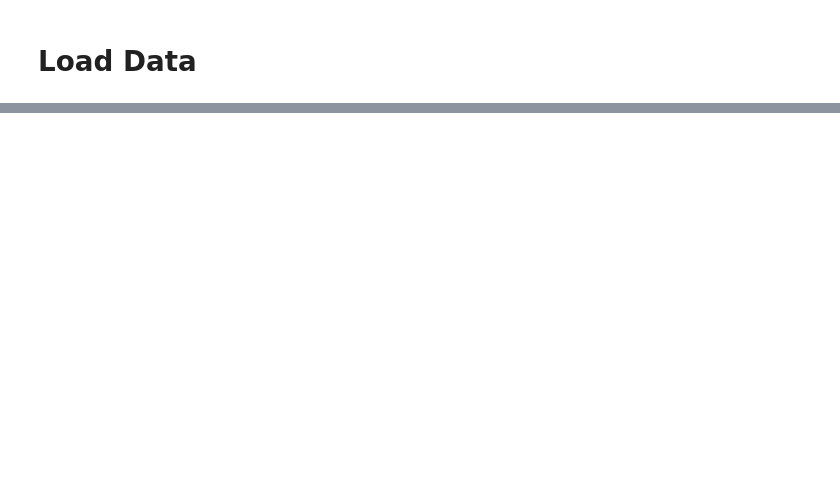
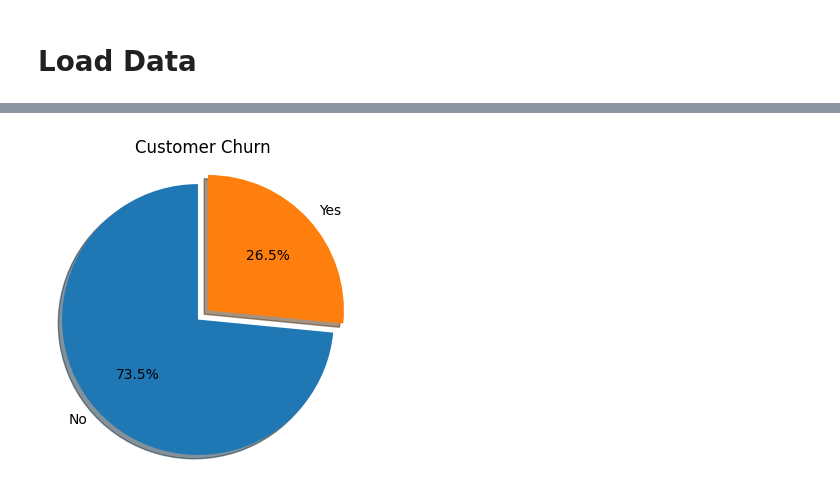
Before and after one commit to wildemar66/Project_Analisis_churn, a Jupyter notebook: notebooks/Analisis.ipynb, the cells around one changed output, grey strips where cells are left out. Drawn from its saved outputs; the diff is of its cells as text; code cells hidden in the pictures; blank space fills up the shorter version.

Commit message:
melihat total churn dan proporsi churn berdasrkan jenis kontrak(Contract)

```diff
--- a/notebooks/Analisis.ipynb
+++ b/notebooks/Analisis.ipynb
@@ -44,0 +47,3 @@ df.sample(5)
+# %%
+total_churn = df['Churn Label'].value_counts()
+total_churn
@@ -44,0 +56,10 @@ df.sample(5)
+# %%
+# Membuat pie chart
+plt.figure(figsize=(4, 4))
+plt.pie(total_churn, labels=total_churn.index, autopct='%1.1f%%',
+        explode=(0, 0.1), shadow=True,startangle=90)
+plt.axis('equal')
+plt.title('Customer Churn')
+plt.show()
+# %% [output]
+[figure, added]
```
Also changed, not shown: parts of 10 cells of this notebook.
